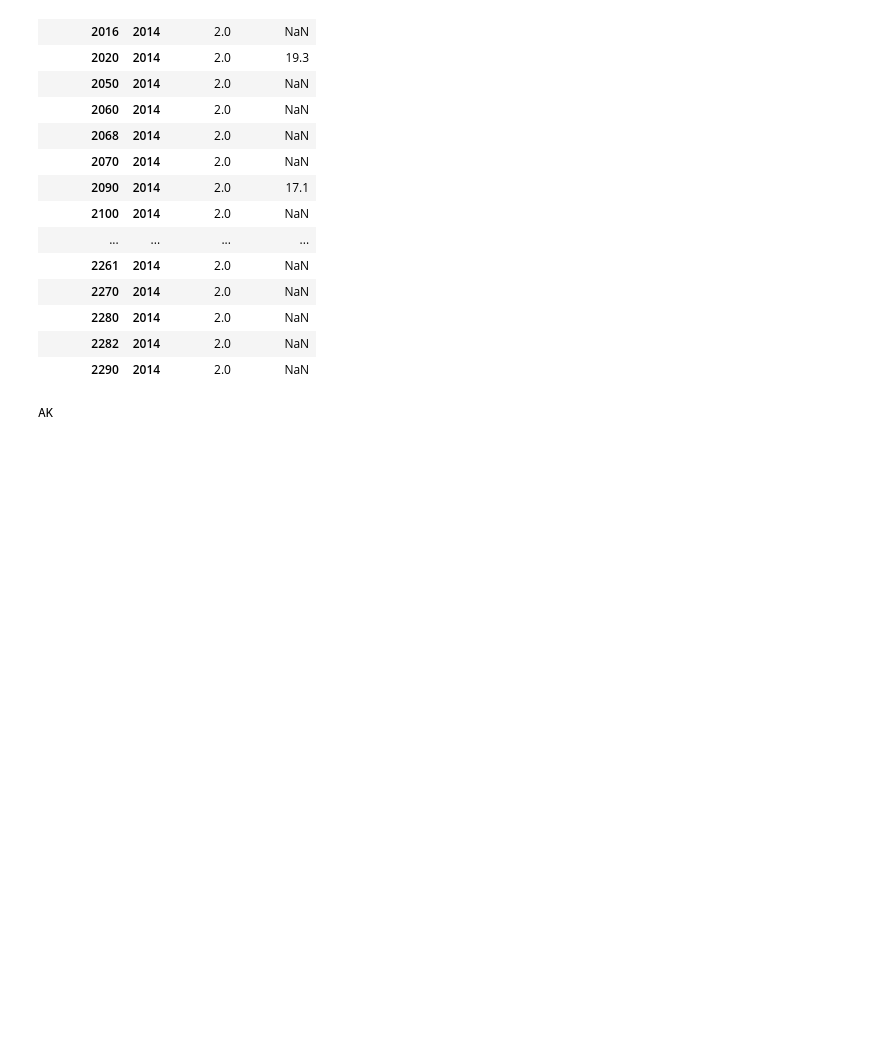
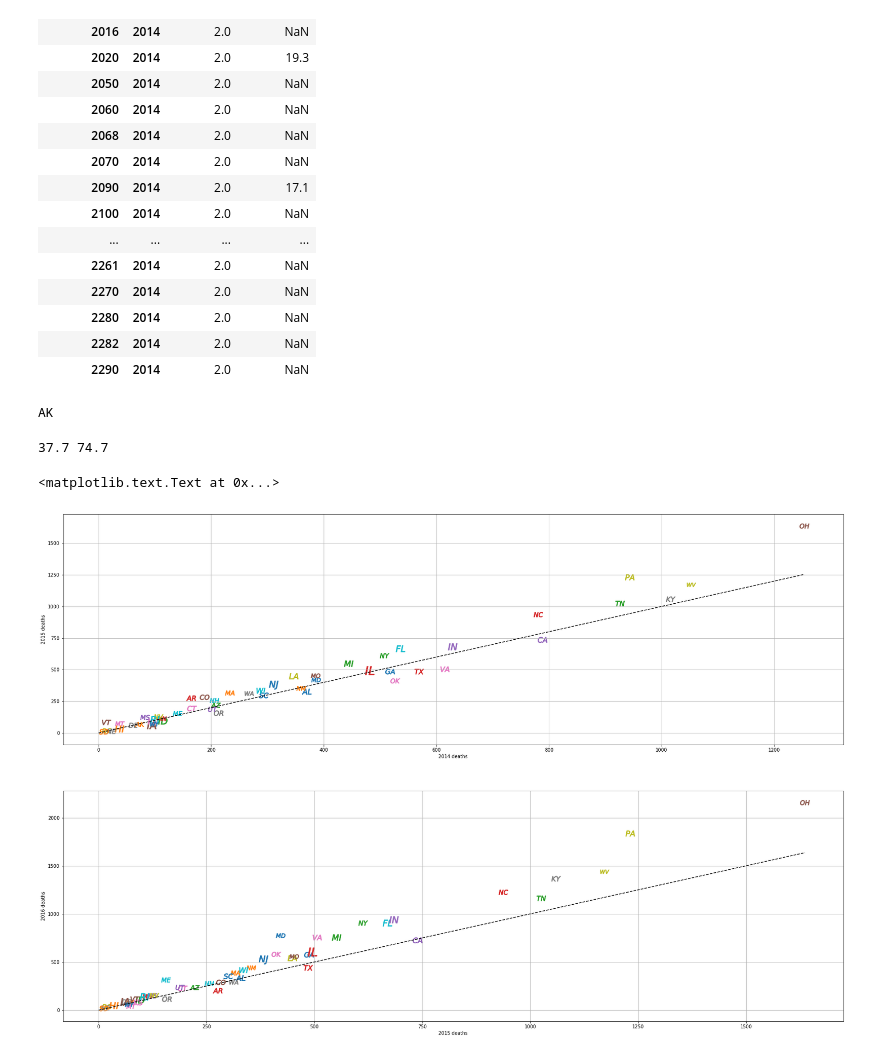
Before and after one commit to conservasian/opi-nope, a Jupyter notebook: analyze_data.ipynb, the cells around one changed output. Drawn from its saved outputs; the diff is of its cells as text; code cells hidden in the pictures; blank space fills up the shorter version.

```diff
--- a/analyze_data.ipynb
+++ b/analyze_data.ipynb
@@ -253,4 +254,39 @@ df14_statesum['Crude Rate'][2]
 print(us.states.lookup('02').abbr)
 # %% [output]
 AK
+# %%
+fig = plt.figure(figsize=(30, 20))
+
+ax1415 = fig.add_subplot(2, 1, 1)
+ax1516 = fig.add_subplot(2, 1, 2)
+
+for i in range(57):
+    fips_code = '{:02d}'.format(i)
+    if us.states.lookup(fips_code) is None:
+        continue
+
+    state_abbrev = us.states.lookup(fips_code).abbr
+
+    if state_abbrev == 'MT':
+        print(df14_statesum['Crude Rate'][i], df15_statesum['Crude Rate'][i])
+    ax1415.scatter(df14_statesum['Crude Rate'][i], df15_statesum['Crude Rate'][i], s=400,
+        marker=r"${}$".format(state_abbrev))
+
+    ax1516.scatter(df15_statesum['Crude Rate'][i], df16_statesum['Crude Rate'][i], s=400,
+        marker=r"${}$".format(state_abbrev))
+
+ax1415.grid()
+
+ax1415.plot([0, np.max(df14_statesum)], [0, np.max(df14_statesum)], 'k--')
+ax1415.set_xlabel('2014 deaths')
+ax1415.set_ylabel('2015 deaths')
+
+ax1516.grid()
+ax1516.plot([0, np.max(df15_statesum)], [0, np.max(df15_statesum)], 'k--')
+ax1516.set_xlabel('2015 deaths')
+ax1516.set_ylabel('2016 deaths')
+# %% [output]
+37.7 74.7
+<matplotlib.text.Text at 0x...>
+[figure, added]
 # %%
```
Also changed, not shown: parts of 4 cells of this notebook.
